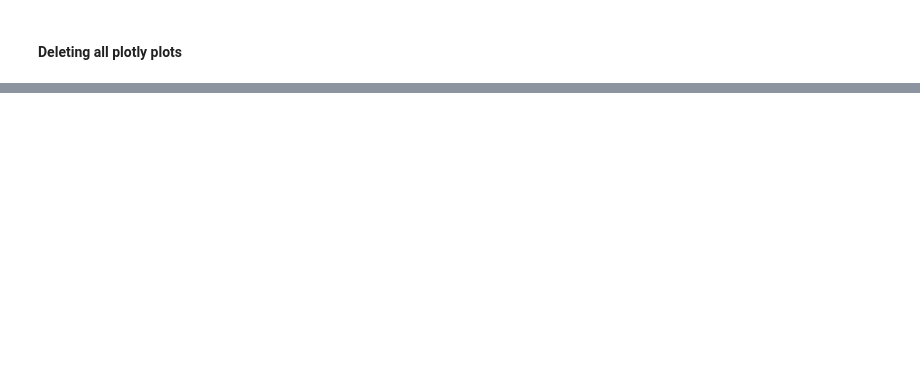
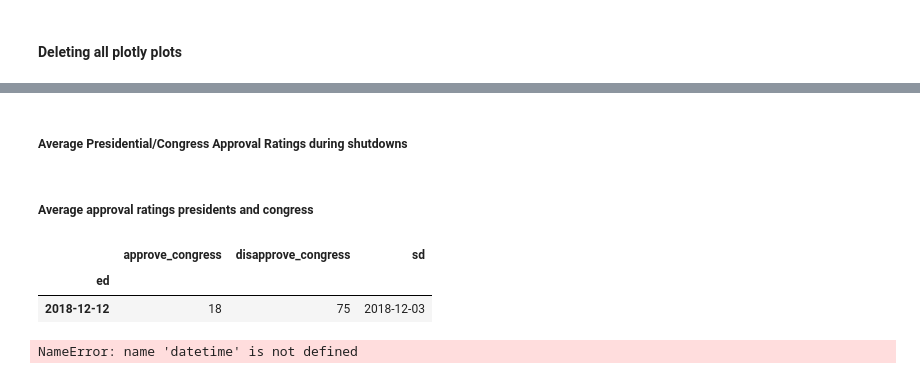
Before and after one commit to amritperera/Data-Bootcamp-Project-1, a Jupyter notebook: Code/Ahmeda-Visualization.ipynb, the cells around one changed output, grey strips where cells are left out. Cells and saved outputs as stored; diff of their text form; code cells hidden in the pictures; blank space fills up the shorter version.

Commit message:
cleaned congress dataframe for plot 3

```diff
--- a/Code/Ahmeda-Visualization.ipynb
+++ b/Code/Ahmeda-Visualization.ipynb
@@ -1004,0 +1013,6 @@ py.iplot(fig)
+# %% [markdown]
+##### Average Presidential/Congress Approval Ratings during shutdowns
+# %%
+congress_clean = congress_df[['approve_congress','disapprove_congress','sd','ed']]
+# %% [markdown]
+##### Average approval ratings presidents and congress
@@ -1004,0 +1030,25 @@ py.iplot(fig)
+# %%
+# Setting index to end date in congress dataframe
+congress_clean.set_index('ed').head(1)
+# %% [output]
+|  | approve_congress | disapprove_congress | sd |
+| ed |  |  |  |
+| 2018-12-12 | 18 | 75 | 2018-12-03 |
+# %%
+congress_shutdown = pd.DataFrame()
+obs_count_list = []
+for shutdown in range(len(shutdown_df)):
+    try:
+        from_date = congress_clean.index.get_loc(shutdown_df["from_date"][shutdown])
+    except KeyError:
+        from_date = congress_clean.index.get_loc(str((pd.to_datetime(shutdown_df["from_date"][shutdown]) + datetime.timedelta(days=2)).date()))
+
+    try:
+        to_date = congress_clean.index.get_loc(shutdown_df["to_date"][shutdown])
+    except KeyError:
+        to_date = congress_clena.index.get_loc(str((pd.to_datetime(shutdown_df["to_date"][shutdown]) + datetime.timedelta(days=2)).date()))
+
+    obs_count_list.append(len(congress.iloc[from_date-3:to_date+3]))
+    congress_shutdown = congress_shutdown.append(congress_clean.iloc[from_date-3:to_date+3])
+# %% [output]
+NameError: name 'datetime' is not defined
```
Also changed, not shown: parts of 9 cells of this notebook.
